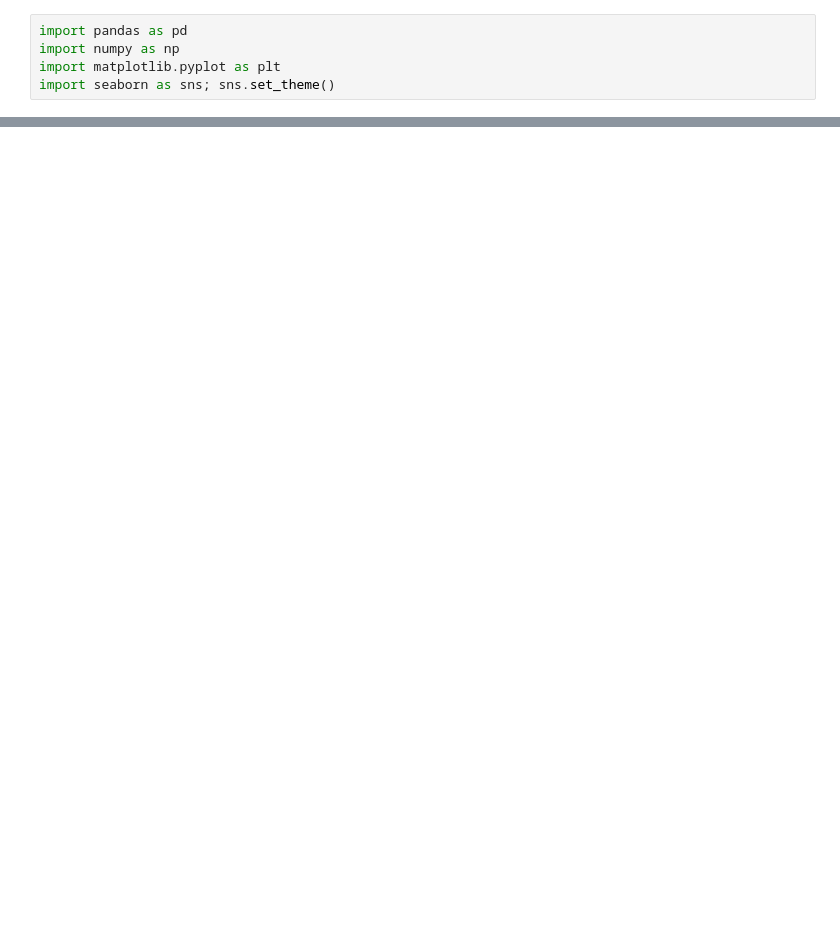
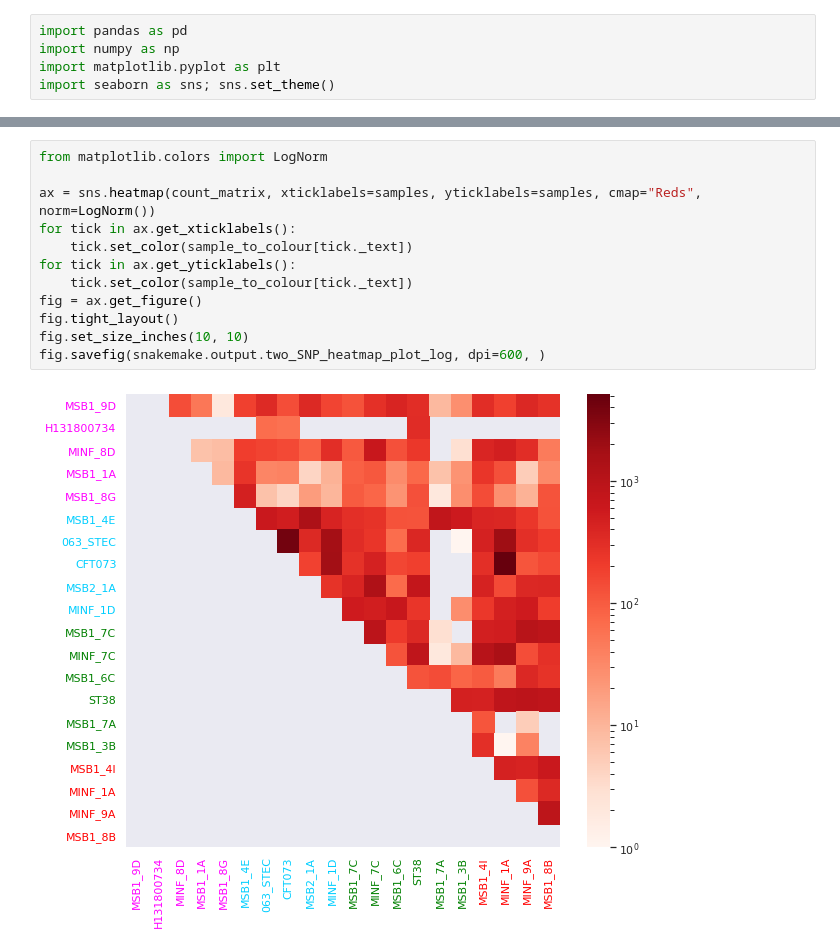
Before and after one commit to leoisl/pangenome_variations, a Jupyter notebook: eda/plot_two_SNP_heatmap/plot_two_SNP_heatmap.ipynb, the cells around one changed output, grey strips where cells are left out. Cells and saved outputs as stored; diff of their text form; blank space fills up the shorter version.

```diff
--- a/eda/plot_two_SNP_heatmap/plot_two_SNP_heatmap.ipynb
+++ b/eda/plot_two_SNP_heatmap/plot_two_SNP_heatmap.ipynb
@@ -124,0 +226,14 @@ fig
+# %%
+from matplotlib.colors import LogNorm
+
+ax = sns.heatmap(count_matrix, xticklabels=samples, yticklabels=samples, cmap="Reds", norm=LogNorm())
+for tick in ax.get_xticklabels():
+    tick.set_color(sample_to_colour[tick._text])
+for tick in ax.get_yticklabels():
+    tick.set_color(sample_to_colour[tick._text])
+fig = ax.get_figure()
+fig.tight_layout()
+fig.set_size_inches(10, 10)
+fig.savefig(snakemake.output.two_SNP_heatmap_plot_log, dpi=600, )
+# %% [output]
+[figure, added]
```
Also changed, not shown: parts of 9 cells of this notebook, 2 other files.
